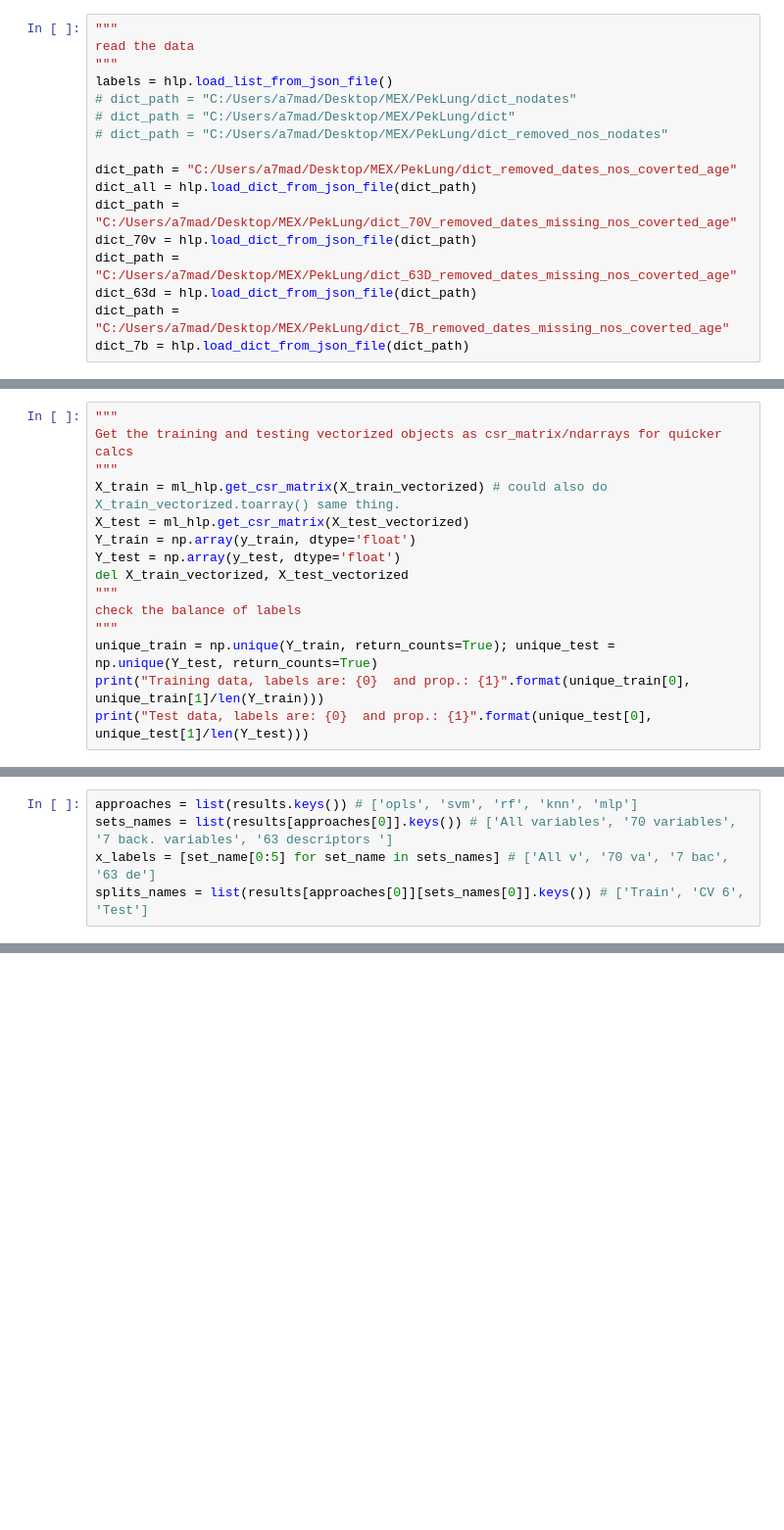
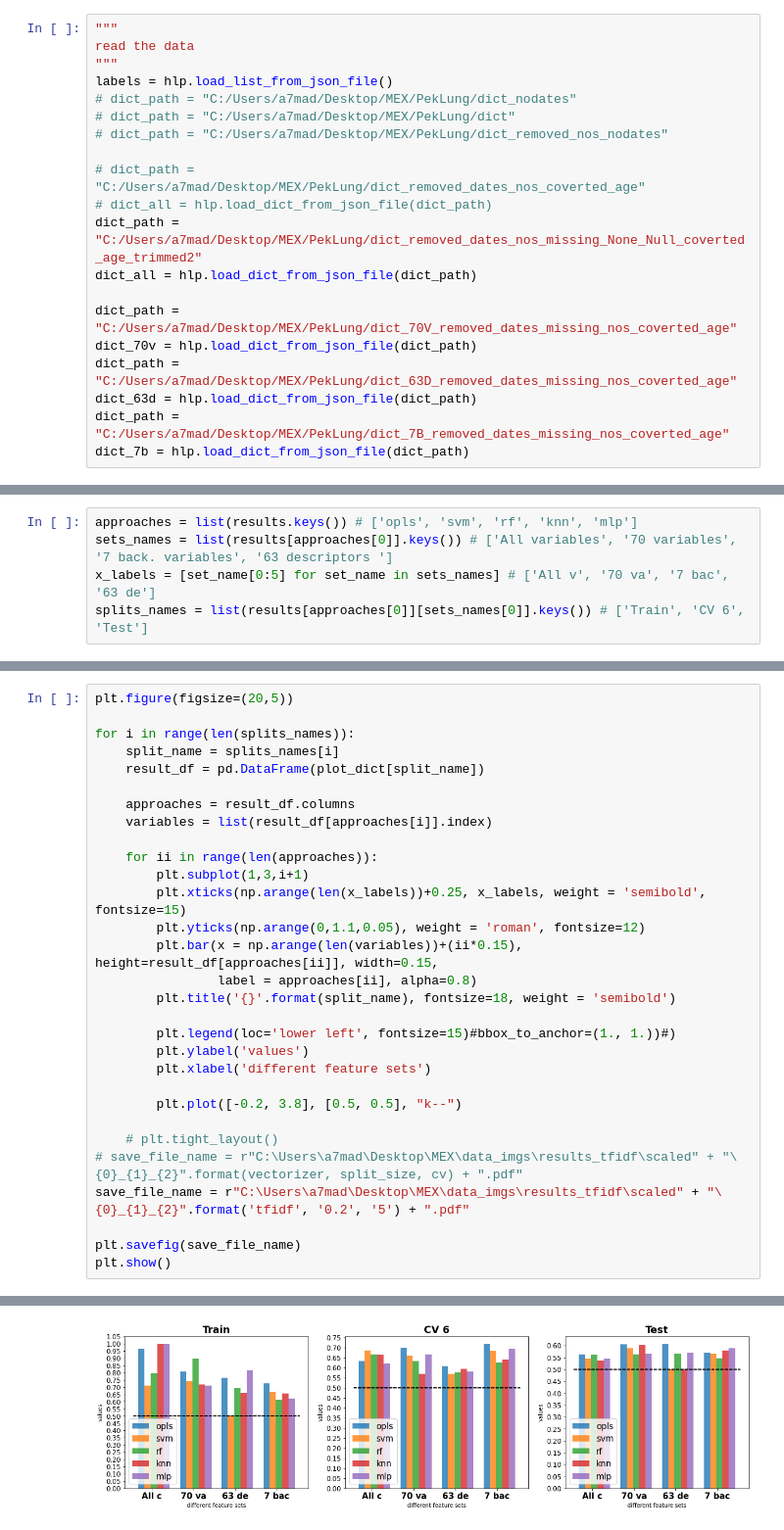
Before and after one commit to Ahmadsad/LungCancer, a Jupyter notebook: load_and_run_tfidf.ipynb, the cells around one changed output, grey strips where cells are left out. Shown at 98% size. Cells and saved outputs as stored; diff of their text form; blank space fills up the shorter version.

Commit message:
fix scaling, need to redo results

```diff
--- a/load_and_run_tfidf.ipynb
+++ b/load_and_run_tfidf.ipynb
@@ -79,8 +138,11 @@ labels = hlp.load_list_from_json_file()
 # dict_path = "C:/Users/a7mad/Desktop/MEX/PekLung/dict"
 # dict_path = "C:/Users/a7mad/Desktop/MEX/PekLung/dict_removed_nos_nodates"
 
-dict_path = "C:/Users/a7mad/Desktop/MEX/PekLung/dict_removed_dates_nos_coverted_age"
+# dict_path = "C:/Users/a7mad/Desktop/MEX/PekLung/dict_removed_dates_nos_coverted_age"
+# dict_all = hlp.load_dict_from_json_file(dict_path)
+dict_path = "C:/Users/a7mad/Desktop/MEX/PekLung/dict_removed_dates_nos_missing_None_Null_coverted_age_trimmed2"
 dict_all = hlp.load_dict_from_json_file(dict_path)
+
 dict_path = "C:/Users/a7mad/Desktop/MEX/PekLung/dict_70V_removed_dates_missing_nos_coverted_age"
 dict_70v = hlp.load_dict_from_json_file(dict_path)
 dict_path = "C:/Users/a7mad/Desktop/MEX/PekLung/dict_63D_removed_dates_missing_nos_coverted_age"
@@ -331,15 +347,0 @@ Number of features for each patient is:  140
-# %%
-"""
-Get the training and testing vectorized objects as csr_matrix/ndarrays for quicker calcs
-"""
-X_train = ml_hlp.get_csr_matrix(X_train_vectorized) # could also do X_train_vectorized.toarray() same thing.
-X_test = ml_hlp.get_csr_matrix(X_test_vectorized)
-Y_train = np.array(y_train, dtype='float')
-Y_test = np.array(y_test, dtype='float')
-del X_train_vectorized, X_test_vectorized
-"""
-check the balance of labels
-"""
-unique_train = np.unique(Y_train, return_counts=True); unique_test = np.unique(Y_test, return_counts=True)
-print("Training data, labels are: {0}  and prop.: {1}".format(unique_train[0], unique_train[1]/len(Y_train)))
-print("Test data, labels are: {0}  and prop.: {1}".format(unique_test[0], unique_test[1]/len(Y_test)))
@@ -728,0 +492,31 @@ plot_dict
+# %%
+plt.figure(figsize=(20,5))
+
+for i in range(len(splits_names)):
+    split_name = splits_names[i]
+    result_df = pd.DataFrame(plot_dict[split_name])
+
+    approaches = result_df.columns
+    variables = list(result_df[approaches[i]].index)
+
+    for ii in range(len(approaches)):
+        plt.subplot(1,3,i+1)
+        plt.xticks(np.arange(len(x_labels))+0.25, x_labels, weight = 'semibold', fontsize=15)
+        plt.yticks(np.arange(0,1.1,0.05), weight = 'roman', fontsize=12)
+        plt.bar(x = np.arange(len(variables))+(ii*0.15), height=result_df[approaches[ii]], width=0.15,
+                label = approaches[ii], alpha=0.8)
+        plt.title('{}'.format(split_name), fontsize=18, weight = 'semibold')
+
+        plt.legend(loc='lower left', fontsize=15)#bbox_to_anchor=(1., 1.))#)
+        plt.ylabel('values')
+        plt.xlabel('different feature sets')
+
+        plt.plot([-0.2, 3.8], [0.5, 0.5], "k--")
+
+    # plt.tight_layout()
+# save_file_name = r"C:\Users\a7mad\Desktop\MEX\data_imgs\results_tfidf\scaled" + "\{0}_{1}_{2}".format(vectorizer, split_size, cv) + ".pdf"
+save_file_name = r"C:\Users\a7mad\Desktop\MEX\data_imgs\results_tfidf\scaled" + "\{0}_{1}_{2}".format('tfidf', '0.2', '5') + ".pdf"
+
+plt.savefig(save_file_name)
+plt.show()
+# %% [output]
@@ -728,0 +524 @@ plot_dict
+[figure, added]
```
Also changed, not shown: parts of 43 cells of this notebook, 4 other files.
